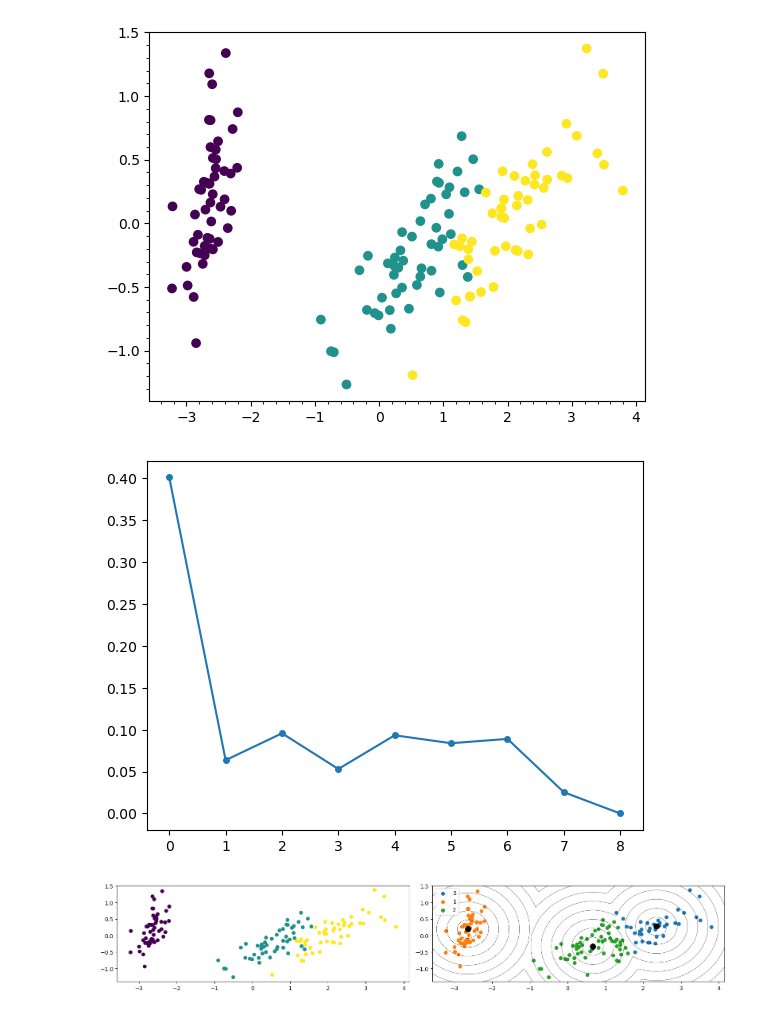
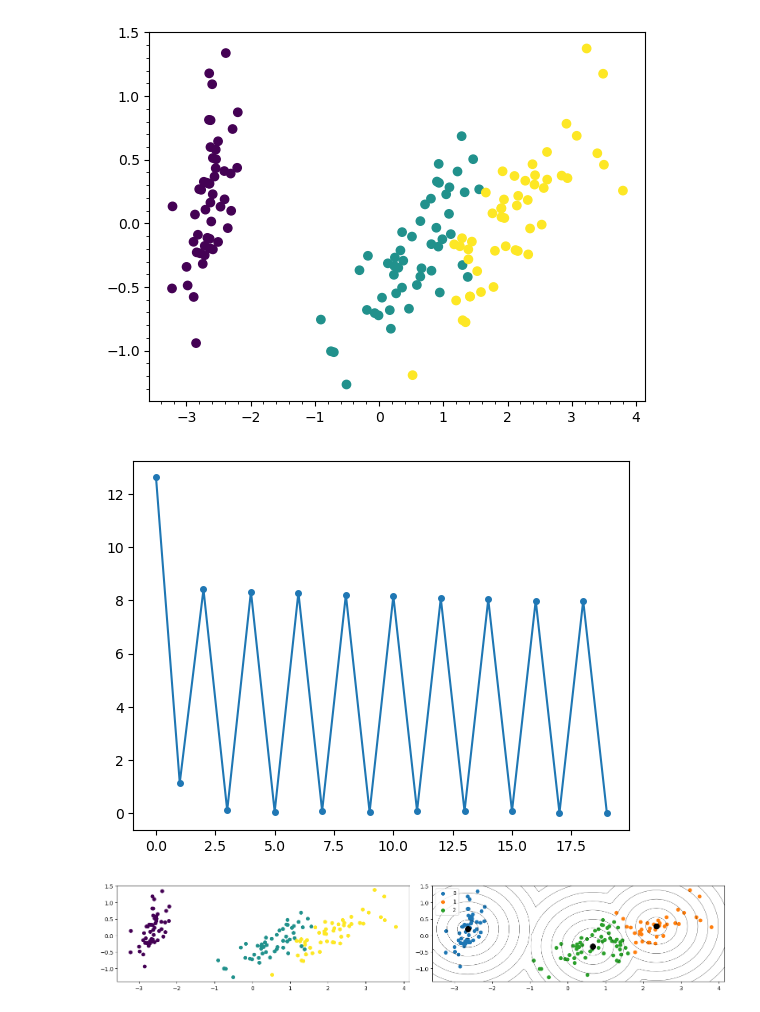
Before and after one commit to intellimath/mlgrad, a Jupyter notebook: examples/robml_book/kmeans_classic.ipynb, the cells around one changed output. Cells and saved outputs as stored; diff of their text form; code cells hidden in the pictures.

```diff
--- a/examples/robml_book/kmeans_classic.ipynb
+++ b/examples/robml_book/kmeans_classic.ipynb
@@ -37,10 +37,10 @@ XY = np.c_[(XX.ravel(), YY.ravel())]
 km = KMeans(3)
 # %%
 km.fit(X)
-plt.plot(km.dvals, marker='o', markersize=4)
+plt.plot(km.qvals, marker='o', markersize=4)
 plt.show()
 # %% [output]
-[figure, old version]
+[figure, new version]
 # %%
 plt.figure(figsize=(16,3), )
 plt.subplot(1,2,1)
@@ -48,13 +48,13 @@ plt.xlim(xmin, xmax)
 plt.ylim(ymin, ymax)
 plt.scatter(X[:,0], X[:,1], c=Y)
 plt.subplot(1,2,2)
-for j, Ij in enumerate(km.Is):
+Is = km.find_clusters(X)
+for j, Ij in enumerate(Is):
     Xj = X[Ij]
     plt.scatter(Xj[:,0], Xj[:,1], label=str(j))
 plt.scatter(km.c[:,0], km.c[:,1], c='k', s=100)
 
 Z = np.sqrt(km.eval_dists(XY))
-# Z = np.fromiter((km.dist(xy) for xy in XY), 'd', len(XY))
 ZZ = Z.reshape(XX.shape)
 plt.contour(ZZ, levels=np.linspace(Z.min(), Z.max(), 10),
             extent=(xmin,xmax,ymin,ymax), linewidths=0.4, alpha=0.95, colors='k')
@@ -65,4 +65,4 @@ plt.legend()
 plt.tight_layout()
 plt.show()
 # %% [output]
-[figure, old version]
+[figure, new version]
```
Also changed, not shown: parts of 10 cells of this notebook, 10 other files.
